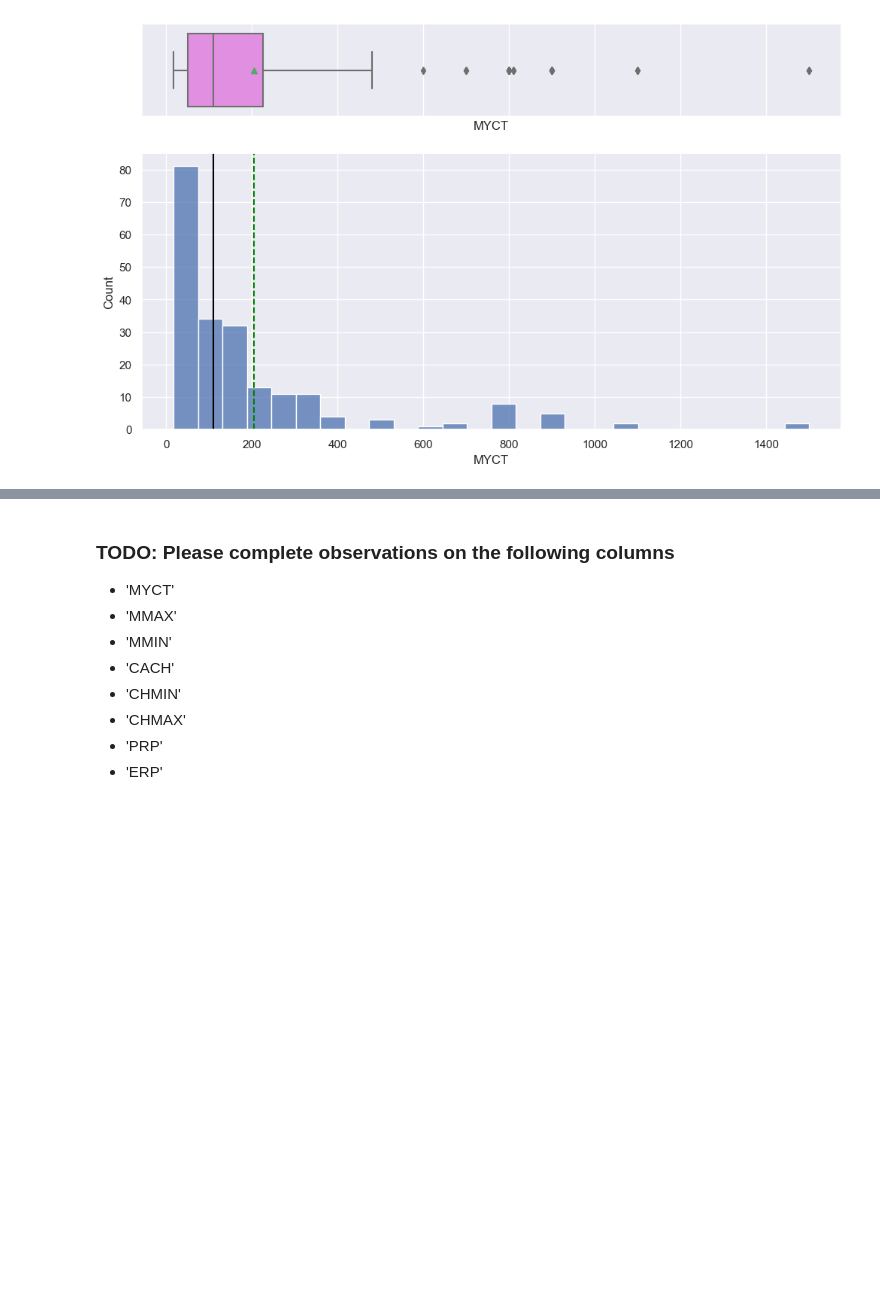
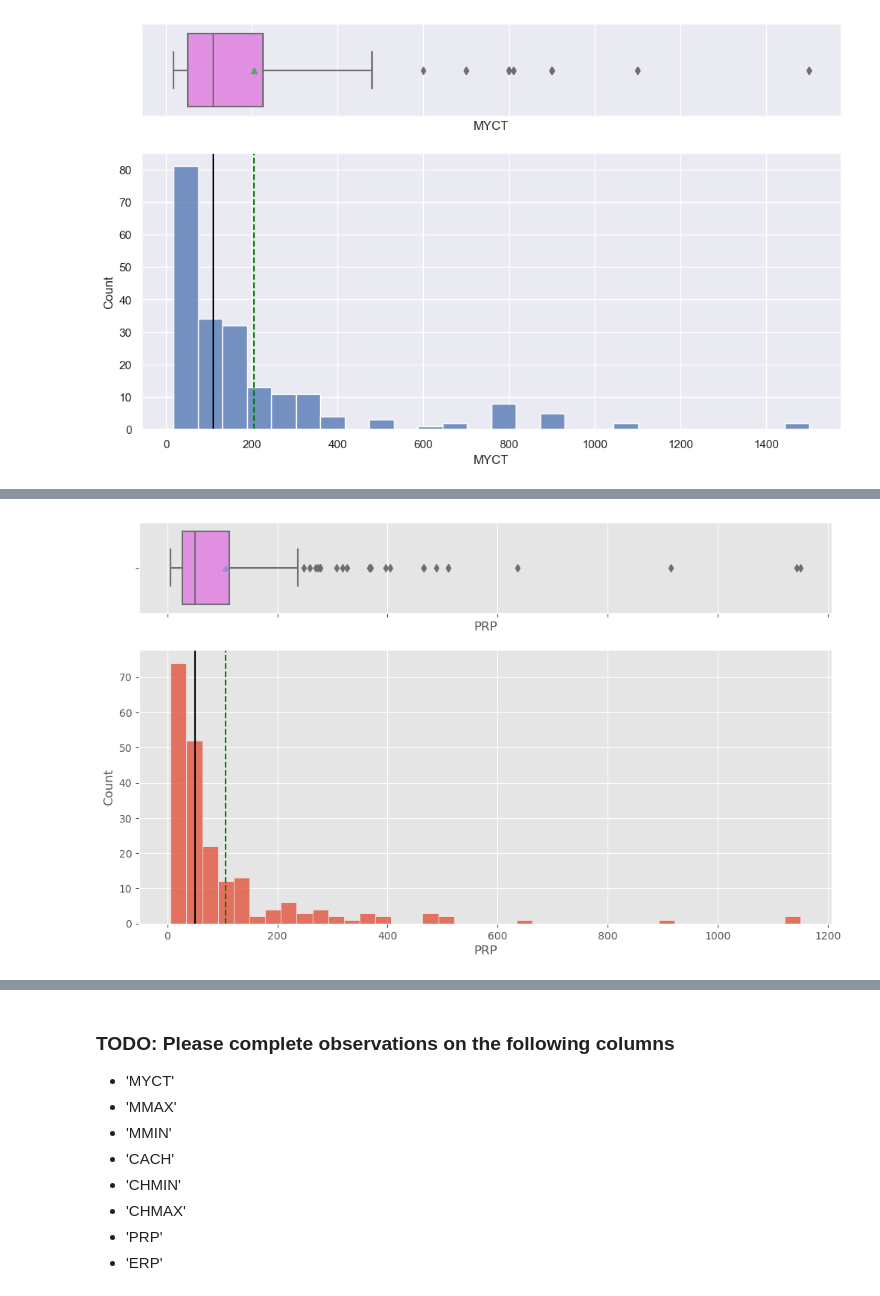
Before and after one commit to darkepacific/AAI-500-FinalTeamProject, a Jupyter notebook: AAI-500-FinalTeamProject.ipynb, the cells around one changed output, grey strips where cells are left out. Saved outputs shown, nothing was run; the diff lists cells and outputs as text; code cells hidden in the pictures; blank space fills up the shorter version.

```diff
--- a/AAI-500-FinalTeamProject.ipynb
+++ b/AAI-500-FinalTeamProject.ipynb
@@ -294,0 +318,4 @@ boxplot_and_histogram(df, "MYCT")
+# %%
+boxplot_and_histogram(df, "PRP")
+# %% [output]
+[figure, added]
```
Also changed, not shown: parts of 36 cells of this notebook.
